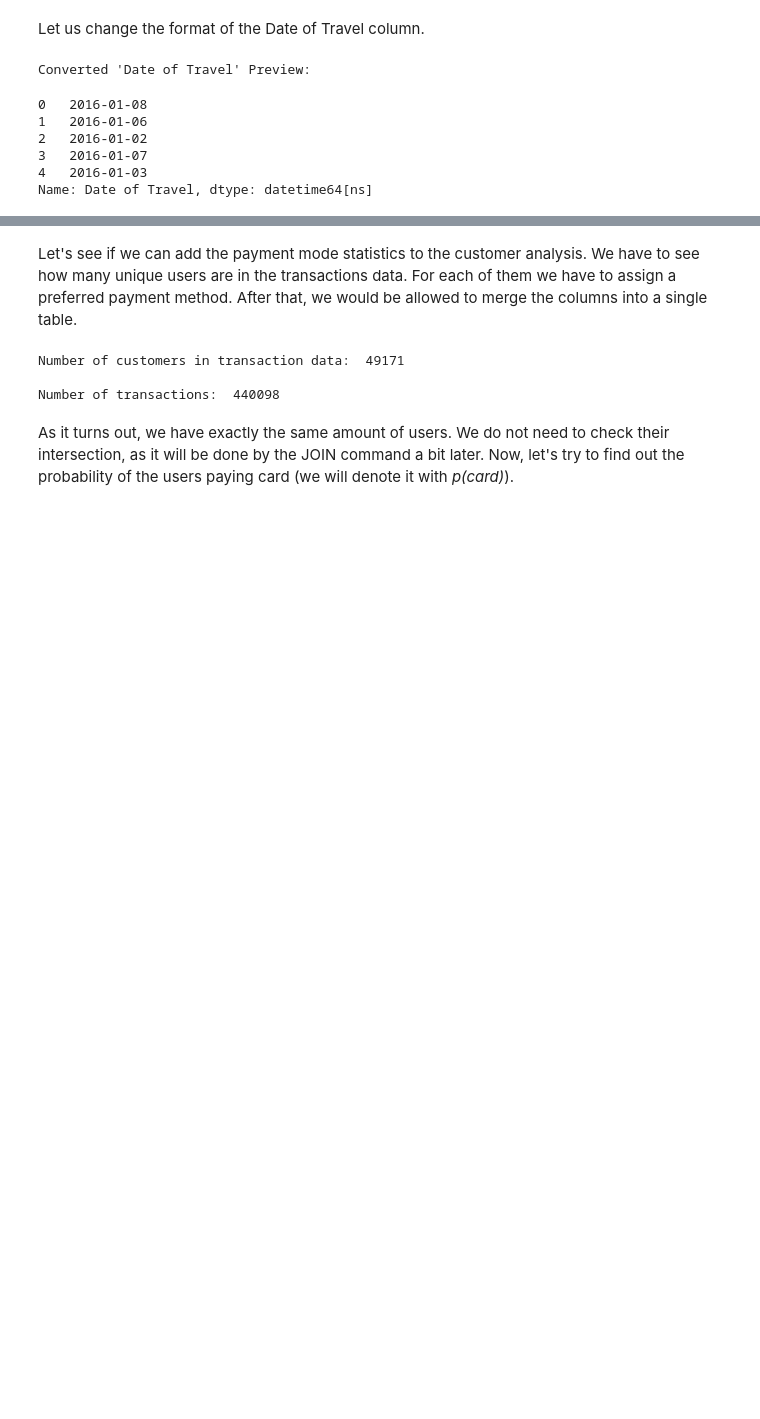
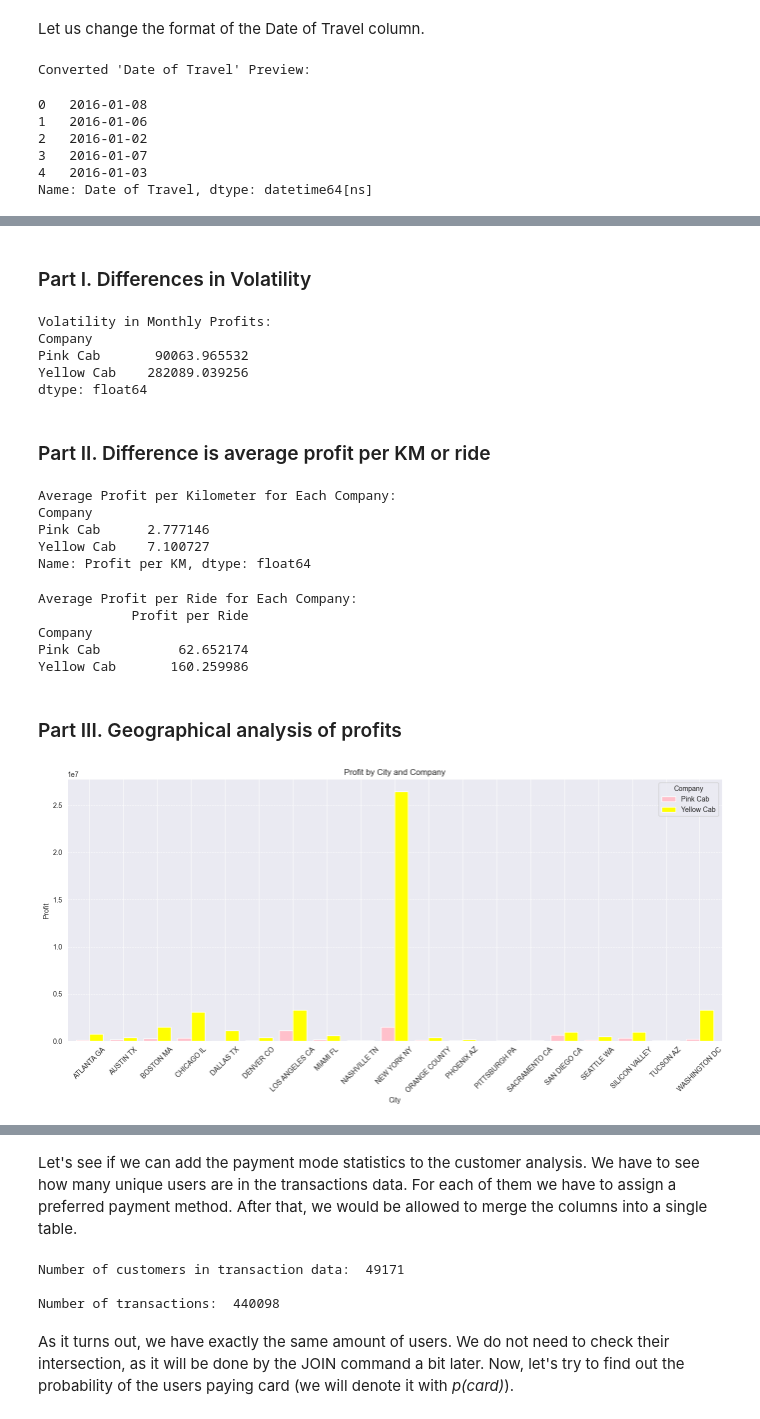
Before and after one commit to GlenM42/G2MInsight, a Jupyter notebook: main.ipynb, the cells around one changed output, grey strips where cells are left out. Cells and saved outputs as stored; diff of their text form; code cells hidden in the pictures; blank space fills up the shorter version.

```diff
--- a/main.ipynb
+++ b/main.ipynb
@@ -88,0 +144,65 @@ Name: Date of Travel, dtype: datetime64[ns]
+# %% [markdown]
+### Part I. Differences in Volatility
+# %%
+# Calculate standard deviation of monthly profits for each company
+profit_volatility = monthly_profit.std()
+print("Volatility in Monthly Profits:")
+print(profit_volatility)
+# %% [output]
+Volatility in Monthly Profits:
+Company
+Pink Cab       90063.965532
+Yellow Cab    282089.039256
+dtype: float64
+# %% [markdown]
+### Part II. Difference is average profit per KM or ride
+# %%
+# Group data by company and sum up profits and kilometers traveled
+company_aggregates = cab_data.groupby('Company').agg({
+    'Profit': 'sum',
+    'KM Travelled': 'sum'
+})
+
+# Calculate average profit per kilometer for each company
+company_aggregates['Profit per KM'] = company_aggregates['Profit'] / company_aggregates['KM Travelled']
+print("Average Profit per Kilometer for Each Company:")
+print(company_aggregates['Profit per KM'])
+# %% [output]
+Average Profit per Kilometer for Each Company:
+Company
+Pink Cab      2.777146
+Yellow Cab    7.100727
+Name: Profit per KM, dtype: float64
+# %%
+# Calculate number of rides per company
+company_aggregates['Rides Count'] = cab_data.groupby('Company').size()
+
+# Calculate average profit per ride for each company
+company_aggregates['Profit per Ride'] = company_aggregates['Profit'] / company_aggregates['Rides Count']
+print("Average Profit per Ride for Each Company:")
+print(company_aggregates[['Profit per Ride']])
+# %% [output]
+Average Profit per Ride for Each Company:
+            Profit per Ride
+Company
+Pink Cab          62.652174
+Yellow Cab       160.259986
+# %% [markdown]
+### Part III. Geographical analysis of profits
+# %%
+# Group data by 'City' and 'Company' and sum up the profits
+city_company_profits = cab_data.groupby(['City', 'Company'])['Profit'].sum().unstack()
+
+# Plotting the results
+plt.figure(figsize=(14, 7))  # Set the figure size for better readability
+city_company_profits.plot(kind='bar', width=0.8, color=['pink', 'yellow'], ax=plt.gca())
+plt.title('Profit by City and Company')
+plt.xlabel('City')
+plt.ylabel('Profit')
+plt.xticks(rotation=45)
+plt.grid(axis='y', linestyle='--', linewidth=0.7)
+plt.legend(title='Company')
+plt.tight_layout()  # Adjust subplots to give some padding between them for axis labels
+plt.show()
+# %% [output]
+[figure, added]
```
Also changed, not shown: parts of 13 cells of this notebook, 1 other file.
